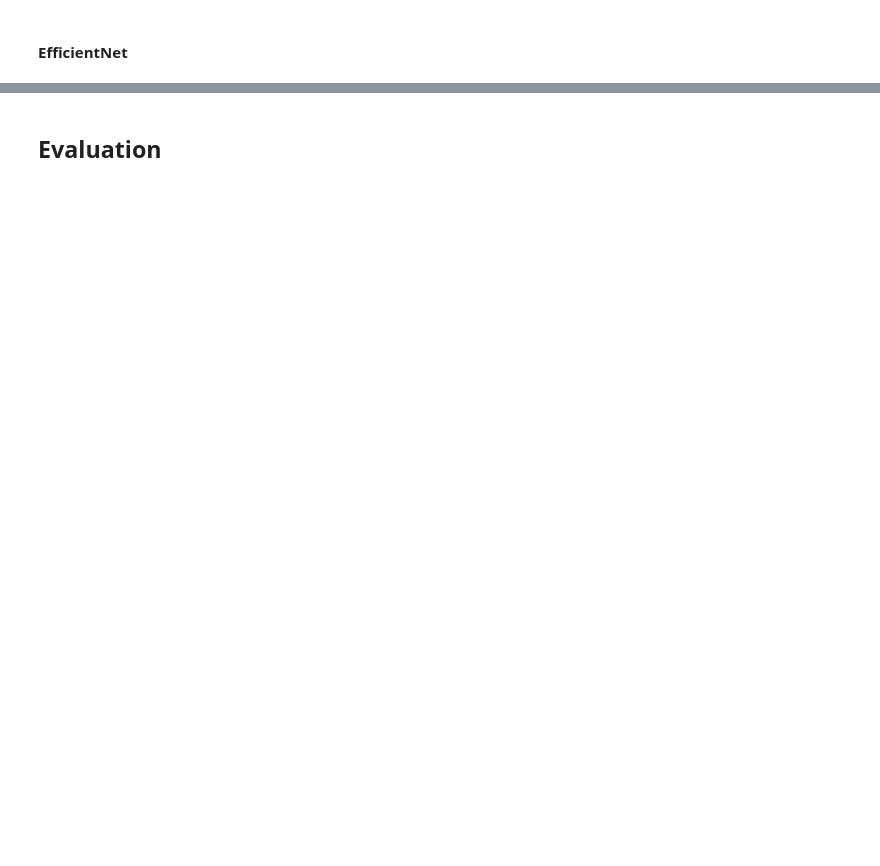
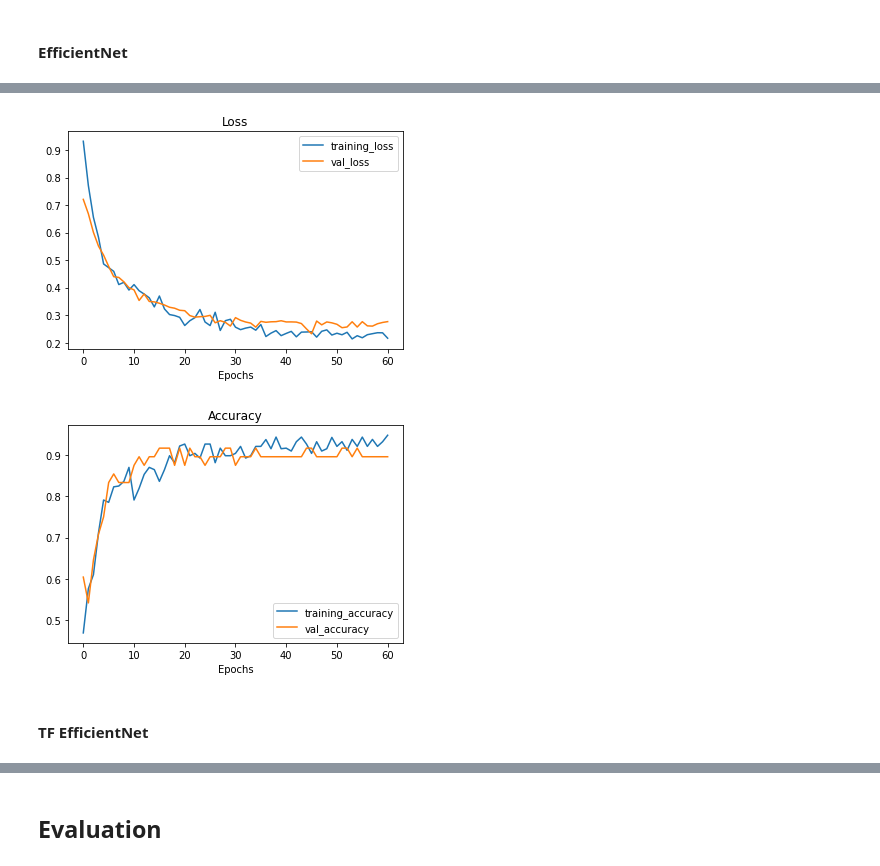
Before and after one commit to Sebercheres/Deep_Learning_Final_Project, a Jupyter notebook: DL_Final_Project.ipynb, the cells around one changed output, grey strips where cells are left out. Saved outputs shown, nothing was run; the diff lists cells and outputs as text; code cells hidden in the pictures; blank space fills up the shorter version.

```diff
--- a/DL_Final_Project.ipynb
+++ b/DL_Final_Project.ipynb
@@ -887,0 +950,19 @@ plot_loss_curves(efficient_history)
+# %%
+resnet50_url = 'https://tfhub.dev/google/imagenet/resnet_v2_50/feature_vector/5'
+# %%
+reduce_lr = tf.keras.callbacks.ReduceLROnPlateau(monitor="val_loss",
+                                                 factor=0.2, # multiply the learning rate by 0.2 (reduce by 5x)
+                                                 patience=4,
+                                                 verbose=1, # print out when learning rate goes down
+                                                 min_lr=1e-7)
+# %%
+keras.backend.clear_session()
+tf.random.set_seed(42)
+np.random.seed(42)
+
+resnet_model = create_model(resnet50_url, 1)
+
+# Compile
+resnet_model.compile(loss='binary_crossentropy',
+                     optimizer=tf.keras.optimizers.Adam(learning_rate = 5e-4),
+                     metrics=['accuracy'])
@@ -887,0 +984,8 @@ plot_loss_curves(efficient_history)
+# %%
+tf_resnet_history = resnet_model.fit(
+             train_generator,
+    steps_per_epoch=step,
+    epochs=EPOCHS,
+    validation_data=validation_generator,
+    validation_steps=val_step,
+    callbacks=[es, tf_resnet, reduce_lr])
@@ -887,0 +1010,7 @@ plot_loss_curves(efficient_history)
+# %%
+plot_loss_curves(tf_resnet_history)
+# %% [output]
+[figure, added]
+[figure, added]
+# %% [markdown]
+#### TF EfficientNet
```
Also changed, not shown: parts of 51 cells of this notebook, 1 other file.
